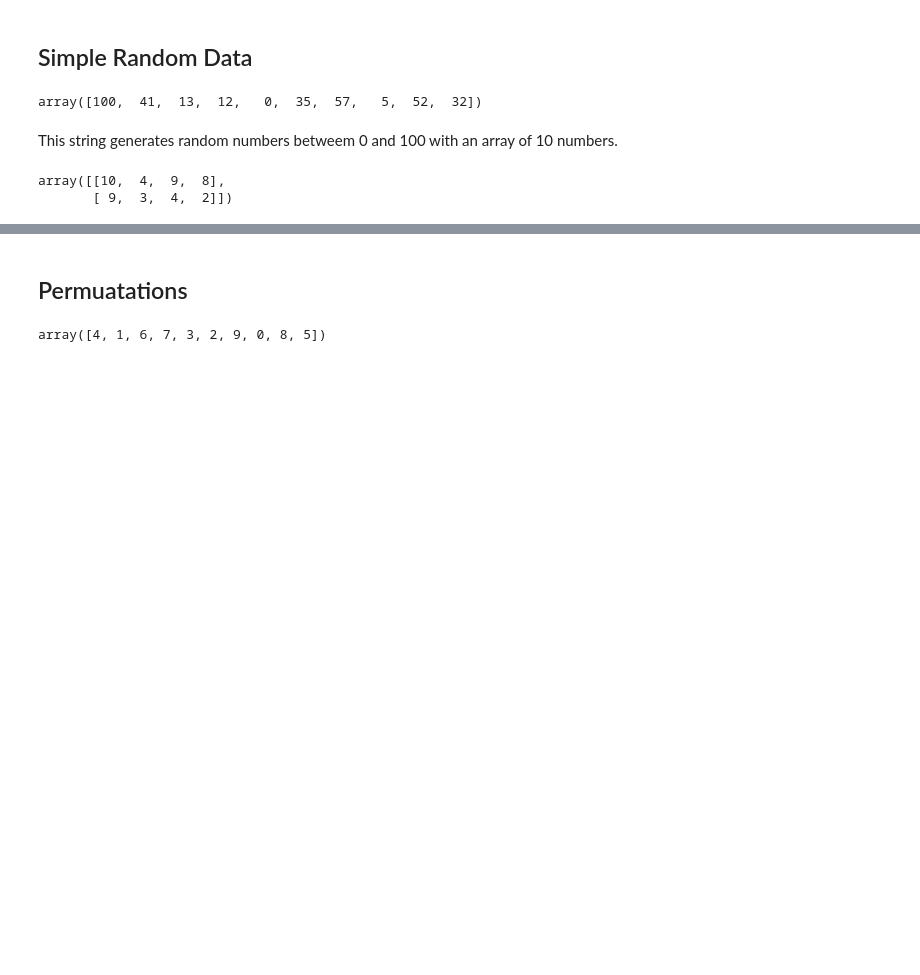
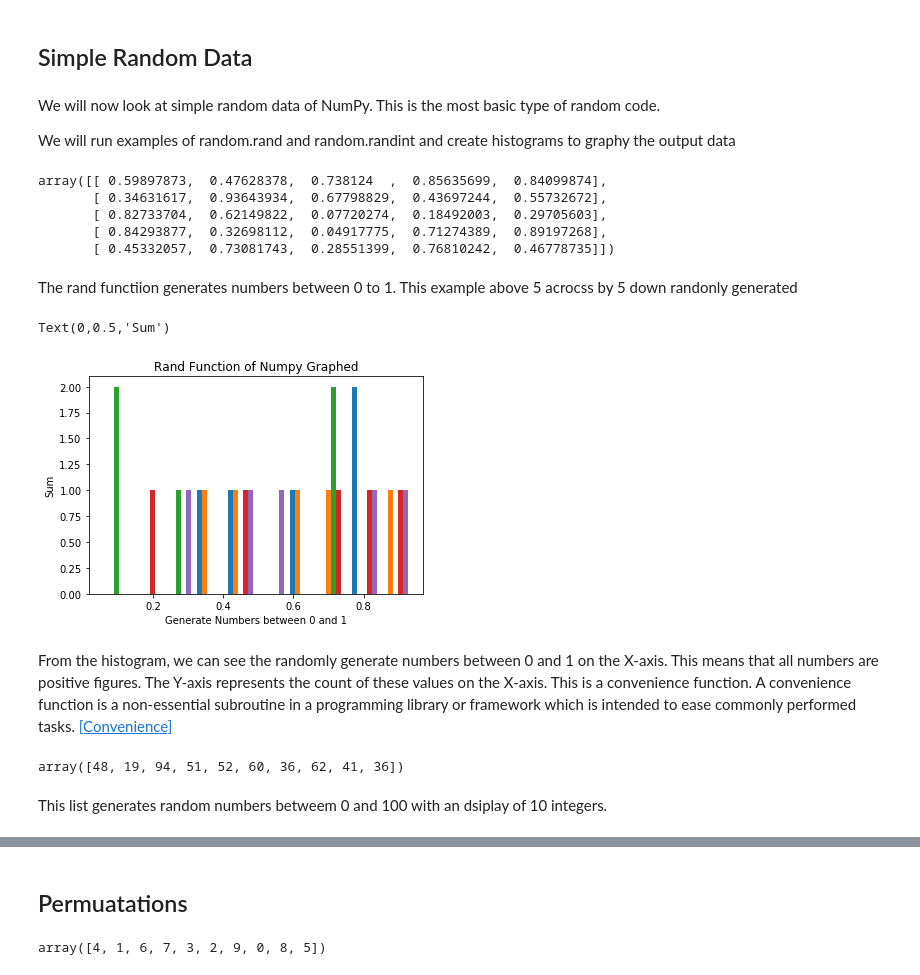
Before and after one commit to JohnADeady/Assignments-Programming-of-DA, a Jupyter notebook: Numpy.Random Package.ipynb, the cells around one changed output, grey strips where cells are left out. Cells and saved outputs as stored; diff of their text form; code cells hidden in the pictures; blank space fills up the shorter version.

Commit message:
Simple

```diff
--- a/Numpy.Random Package.ipynb
+++ b/Numpy.Random Package.ipynb
@@ -58,13 +54,38 @@ add a few simple examples
 # %% [markdown]
 ## Simple Random Data
-# %%
-np.random.randint(101, size=10)
-# %% [output]
-array([100,  41,  13,  12,   0,  35,  57,   5,  52,  32])
+# %% [markdown]
+We will now look at simple random data of NumPy. This is the most basic type of random code.
+
+We will run examples of random.rand and random.randint and create histograms to graphy the output data
+# %%
+# Use the random.rand function to generate random numbers between 0 and 1.
+a= np.random.rand(5,5)
+a
+# %% [output]
+array([[ 0.59897873,  0.47628378,  0.738124  ,  0.85635699,  0.84099874],
+       [ 0.34631617,  0.93643934,  0.67798829,  0.43697244,  0.55732672],
+       [ 0.82733704,  0.62149822,  0.07720274,  0.18492003,  0.29705603],
+       [ 0.84293877,  0.32698112,  0.04917775,  0.71274389,  0.89197268],
+       [ 0.45332057,  0.73081743,  0.28551399,  0.76810242,  0.46778735]])
+# %% [markdown]
+The rand functiion generates numbers between 0 to 1. This example above 5 acrocss by 5 down randonly generated
+# %%
+# Display the array in a in histogram format using matplotlib
+plt.hist(a)
+
+plt.title('Rand Function')                     # Title of Histogram
+plt.xlabel('Generate Numbers between 0 and 1') # X-axis title
+plt.ylabel('Count')                             # Y-axis title
+# %% [output]
+Text(0,0.5,'Sum')
+[figure, added]
+# %% [markdown]
+From the histogram, we can see the randomly generate numbers between 0 and 1 on the X-axis. This means that all numbers are positive figures. The Y-axis represents the count of these values on the X-axis. This is a convenience function. A convenience function is a non-essential subroutine in a programming library or framework which is intended to ease commonly performed tasks. [[Convenience]](https://en.wikipedia.org/wiki/Convenience_function)
+# %%
+# Use the random.randint function to generate random numbers between 0 and 100.
+b = np.random.randint(101, size=10)
+b
+# %% [output]
+array([48, 19, 94, 51, 52, 60, 36, 62, 41, 36])
 # %% [markdown]
-This string generates random numbers betweem 0 and 100 with an array of 10 numbers.
+This list generates random numbers betweem 0 and 100 with an dsiplay of 10 integers.
-# %%
-np.random.randint(11, size=(2,4))
-# %% [output]
-array([[10,  4,  9,  8],
-       [ 9,  3,  4,  2]])
```
Also changed, not shown: parts of 51 cells of this notebook.
